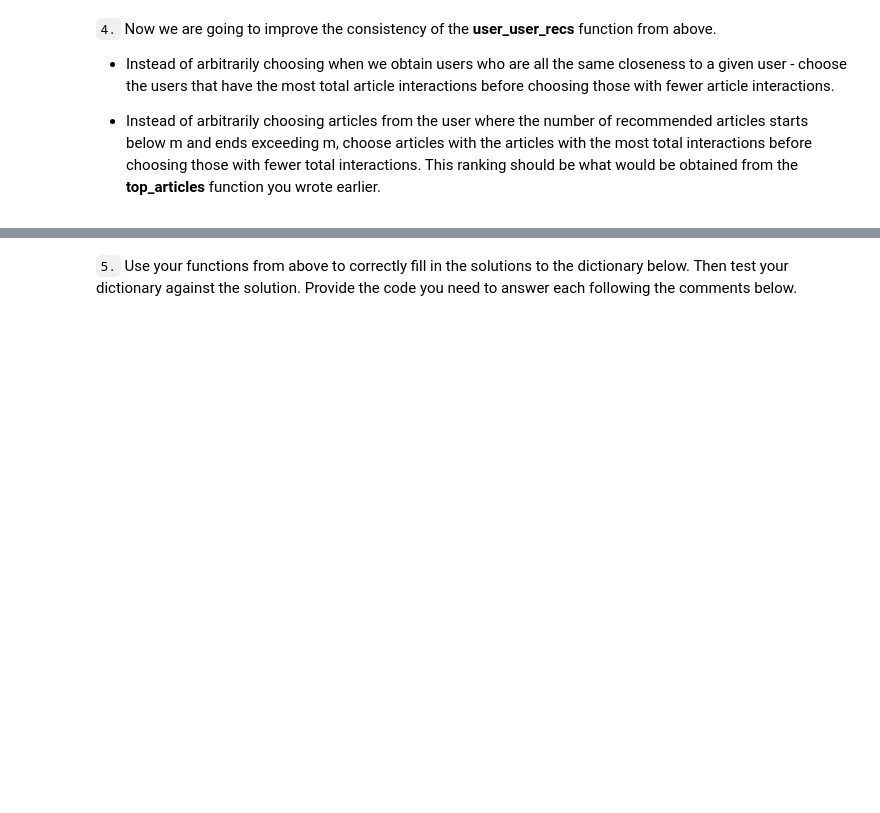
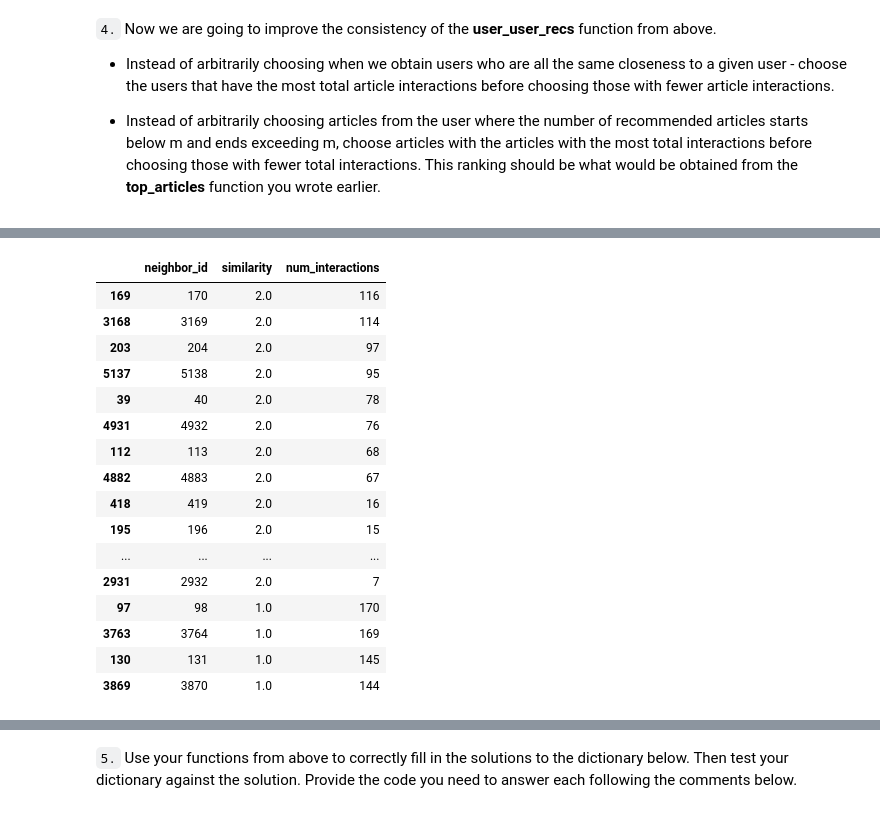
Before and after one commit to deacona/DSND_Term2, a Jupyter notebook: project_files/Recommendations_with_IBM/Recommendations_with_IBM.ipynb, the cells around one changed output, grey strips where cells are left out. Cells and saved outputs as stored; diff of their text form; code cells hidden in the pictures; blank space fills up the shorter version.

```diff
--- a/project_files/Recommendations_with_IBM/Recommendations_with_IBM.ipynb
+++ b/project_files/Recommendations_with_IBM/Recommendations_with_IBM.ipynb
@@ -634,3 +902,29 @@ print("If this is all you see, you passed all of our tests!  Nice job!")
+# %%
+pd.concat([user_item.dot(user_item[user_item.index == 20].T),
+           df.groupby("user_id").title.count()],
+         axis=1).reset_index().rename(columns={"user_id": "neighbor_id",
+                                               20: "similarity",
+                                               "title": "num_interactions"}).sort_values(by=["similarity",
+                                                                                       "num_interactions"],
+                                                                                   ascending=False).iloc[1:].head(20)
+# %% [output]
+|  | neighbor_id | similarity | num_interactions |
+| 169 | 170 | 2.0 | 116 |
+| 3168 | 3169 | 2.0 | 114 |
+| 203 | 204 | 2.0 | 97 |
+| 5137 | 5138 | 2.0 | 95 |
+| 39 | 40 | 2.0 | 78 |
+| 4931 | 4932 | 2.0 | 76 |
+| 112 | 113 | 2.0 | 68 |
+| 4882 | 4883 | 2.0 | 67 |
+| 418 | 419 | 2.0 | 16 |
+| 195 | 196 | 2.0 | 15 |
+| ... | ... | ... | ... |
+| 2931 | 2932 | 2.0 | 7 |
+| 97 | 98 | 1.0 | 170 |
+| 3763 | 3764 | 1.0 | 169 |
+| 130 | 131 | 1.0 | 145 |
+| 3869 | 3870 | 1.0 | 144 |
 # %%
 def get_top_sorted_users(user_id, df=df, user_item=user_item):
     '''
```
Also changed, not shown: parts of 51 cells of this notebook.
